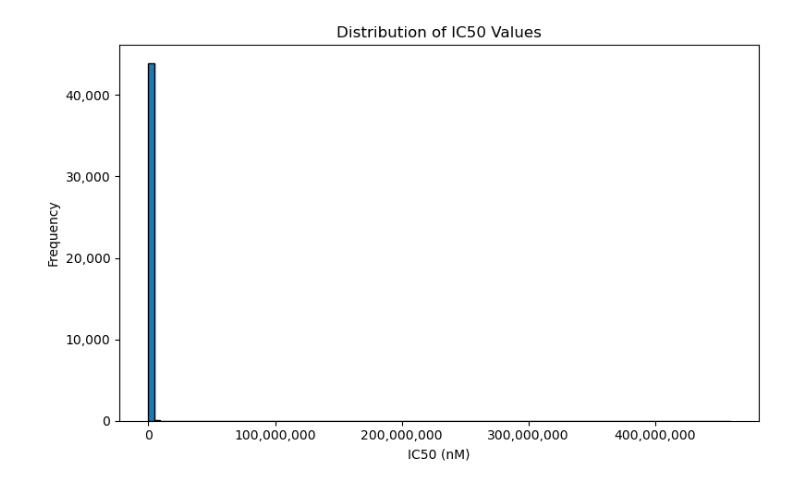
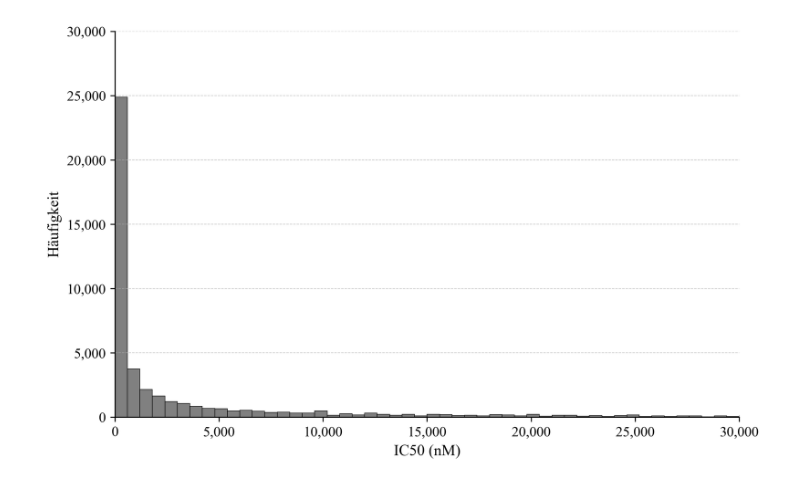
Before and after one commit to hempelt/Masterthesis, a Jupyter notebook: notebooks/EDA.ipynb, the cells around one changed output. Cells and saved outputs as stored; diff of their text form; code cells hidden in the pictures.

```diff
--- a/notebooks/EDA.ipynb
+++ b/notebooks/EDA.ipynb
@@ -37,0 +57,7 @@ overview
+# %%
+# Make sure column names are lower case and eliminate spaces
+df.columns = df.columns.str.strip().str.lower().str.replace(' ', '_')
+#Entferne Sonderzeichen aus den Spaltennamen
+df.columns = df.columns.str.replace(r"[^a-z0-9_]", "", regex=True)
+# rename column bindingdb_target_chain_sequence_1 into protein_sequence
+df.rename(columns={'bindingdb_target_chain_sequence_1': 'protein_sequence'}, inplace=True)
@@ -38,4 +95,4 @@ overview
 # %%
-df["IC50 (nM)"] = pd.to_numeric(df["IC50 (nM)"], errors="coerce")
-pd.set_option("display.float_format", "{:,.2f}".format)
-df["IC50 (nM)"].describe()
+#Eliminate all rows with non numeric values in the column ic50_nm. Non-numeric values will be converted to NaN and then removed.
+df["ic50_nm"] = pd.to_numeric(df["ic50_nm"], errors="coerce")
+df = df.dropna(subset=['ic50_nm'])
@@ -51,0 +108,7 @@ Name: IC50 (nM), dtype: float64
+# %%
+# Remove duplicates based on the columns ligand_smiles, protein_sequence and ic50_nm
+df = df.drop_duplicates(
+    subset=["ligand_smiles", "protein_sequence", "ic50_nm"],
+    keep="first"
+)
+print("Neue Datensatzgröße:", df.shape)
@@ -52,18 +132,51 @@ Name: IC50 (nM), dtype: float64
 # %%
-# Plot histogram of IC50 values
-plt.figure(figsize=(8,5))
-plt.hist(df["IC50 (nM)"], bins=100, edgecolor="black")
+# Schriftart und allgemeines Layout für wissenschaftliche Abbildungen
+plt.rcParams.update({
+    "font.family": "Times New Roman",
+    "font.size": 12,
+    "axes.titlesize": 14,
+    "axes.labelsize": 12,
+    "xtick.labelsize": 11,
+    "ytick.labelsize": 11,
+    "figure.dpi": 300
+})
 
-plt.xlabel("IC50 (nM)")
-plt.ylabel("Frequency")
-plt.title("Distribution of IC50 Values")
+# Histogram of IC50 values
+fig, ax = plt.subplots(figsize=(8, 5))
 
+ax.hist(
+    df["ic50_nm"].dropna(),
+    bins=100,
+    range=(0, 60000),
+    color="grey",
+    edgecolor="black",
+    linewidth=0.4
+)
 
-# Keine wissenschaftliche Schreibweise auf x- und y-Achse
-plt.gca().xaxis.set_major_formatter(StrMethodFormatter('{x:,.0f}'))
-plt.gca().yaxis.set_major_formatter(StrMethodFormatter('{x:,.0f}'))
+ax.set_xlabel("IC50 (nM)")
+ax.set_ylabel("Häufigkeit")
+#ax.set_title("Verteilung der IC50-Werte")
+
+# Achsenbegrenzung
+ax.set_xlim(0, 30000)
+ax.set_ylim(0, 30000)
+
+# Keine wissenschaftliche Schreibweise
+ax.xaxis.set_major_formatter(StrMethodFormatter("{x:,.0f}"))
+ax.yaxis.set_major_formatter(StrMethodFormatter("{x:,.0f}"))
+
+# Dezente horizontale Hilfslinien
+ax.grid(axis="y", linestyle="--", linewidth=0.5, alpha=0.7)
+
+# Obere und rechte Rahmenlinie entfernen
+ax.spines["top"].set_visible(False)
+ax.spines["right"].set_visible(False)
 
 plt.tight_layout()
+
+# Für Masterarbeit speichern
+plt.savefig("reports/histogram_ic50_values.png", dpi=300, bbox_inches="tight")
+
 plt.show()
 # %% [output]
-[figure, old version]
+[figure, new version]
```
Also changed, not shown: parts of 32 cells of this notebook, 18 other files.
